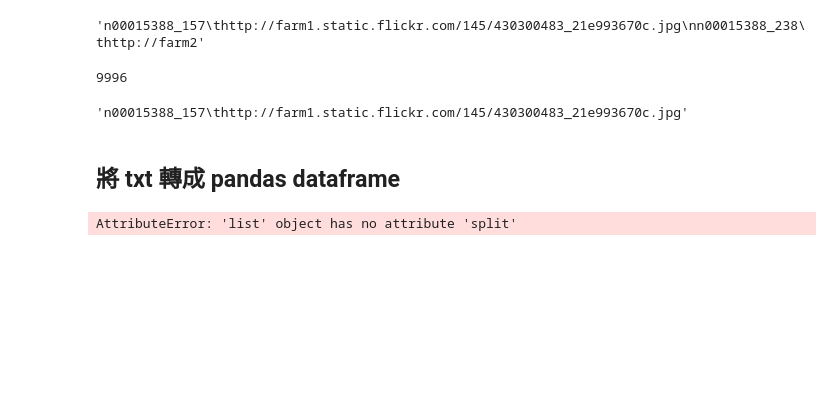
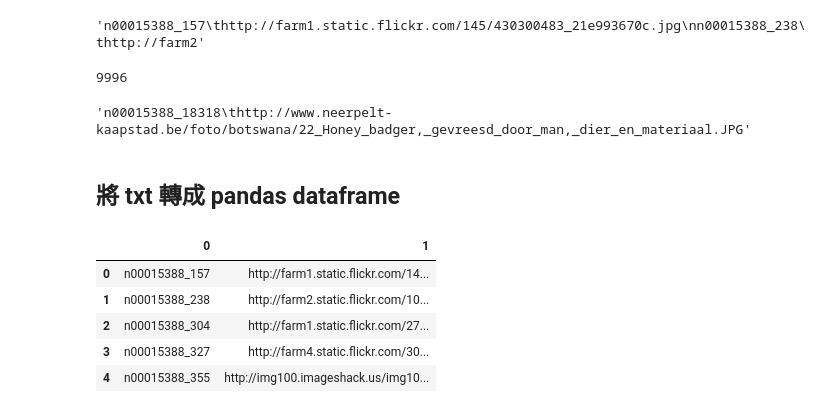
Before and after one commit to luluhsiao/2nd-ML100Days, a Jupyter notebook: homework/Day_003_HW.ipynb, the cells around one changed output. Saved outputs shown, nothing was run; the diff lists cells and outputs as text; code cells hidden in the pictures; blank space fills up the shorter version.

```diff
--- a/homework/Day_003_HW.ipynb
+++ b/homework/Day_003_HW.ipynb
@@ -59,20 +59,34 @@ split_tag = '\n'
 data = data.split(split_tag)
 print(len(data))
 data[0]
+data[455]  #發現這筆資料的網址中有','
 # %% [output]
 9996
-'n00015388_157\thttp://farm1.static.flickr.com/145/430300483_21e993670c.jpg'
+'n00015388_18318\thttp://www.neerpelt-kaapstad.be/foto/botswana/22_Honey_badger,_gevreesd_door_man,_dier_en_materiaal.JPG'
 # %% [markdown]
 ## 將 txt 轉成 pandas dataframe
-# %%
-import pandas as pd
-
-arrange_data =  data.split('\t')
-
-df = pd.DataFrame(arrange_data)
-df.head()
-# %% [output]
-AttributeError: 'list' object has no attribute 'split'
+# %%
+import pandas as pd
+
+data2 = []
+for i in range(len(data)):  #先將網址裡有',]的先行去掉
+    data[i] = data[i].replace(',','')
+    data2.append(data[i])
+
+arrange_data = []
+for i in range(len(data2)):   #將'\t'用','取代後再以','所為分段
+    data2[i] = data2[i].replace('\t',',').split(',')
+    arrange_data.append(data2[i])
+
+df = pd.DataFrame(arrange_data)
+df.head()
+# %% [output]
+|  | 0 | 1 |
+| 0 | n00015388_157 | http://farm1.static.flickr.com/14... |
+| 1 | n00015388_238 | http://farm2.static.flickr.com/10... |
+| 2 | n00015388_304 | http://farm1.static.flickr.com/27... |
+| 3 | n00015388_327 | http://farm4.static.flickr.com/30... |
+| 4 | n00015388_355 | http://img100.imageshack.us/img10... |
 # %%
 from PIL import Image
 from io import BytesIO
```
Also changed, not shown: parts of 5 cells of this notebook.
